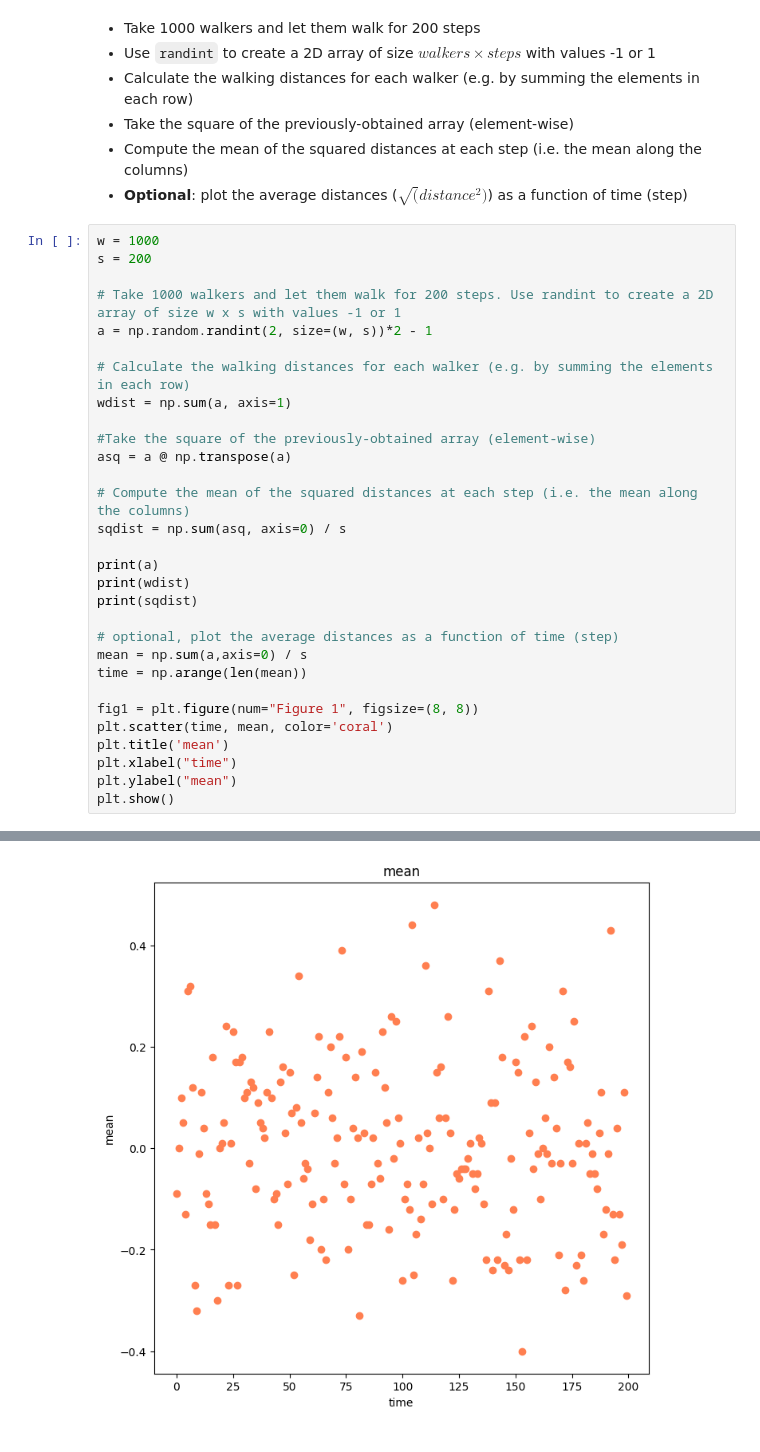
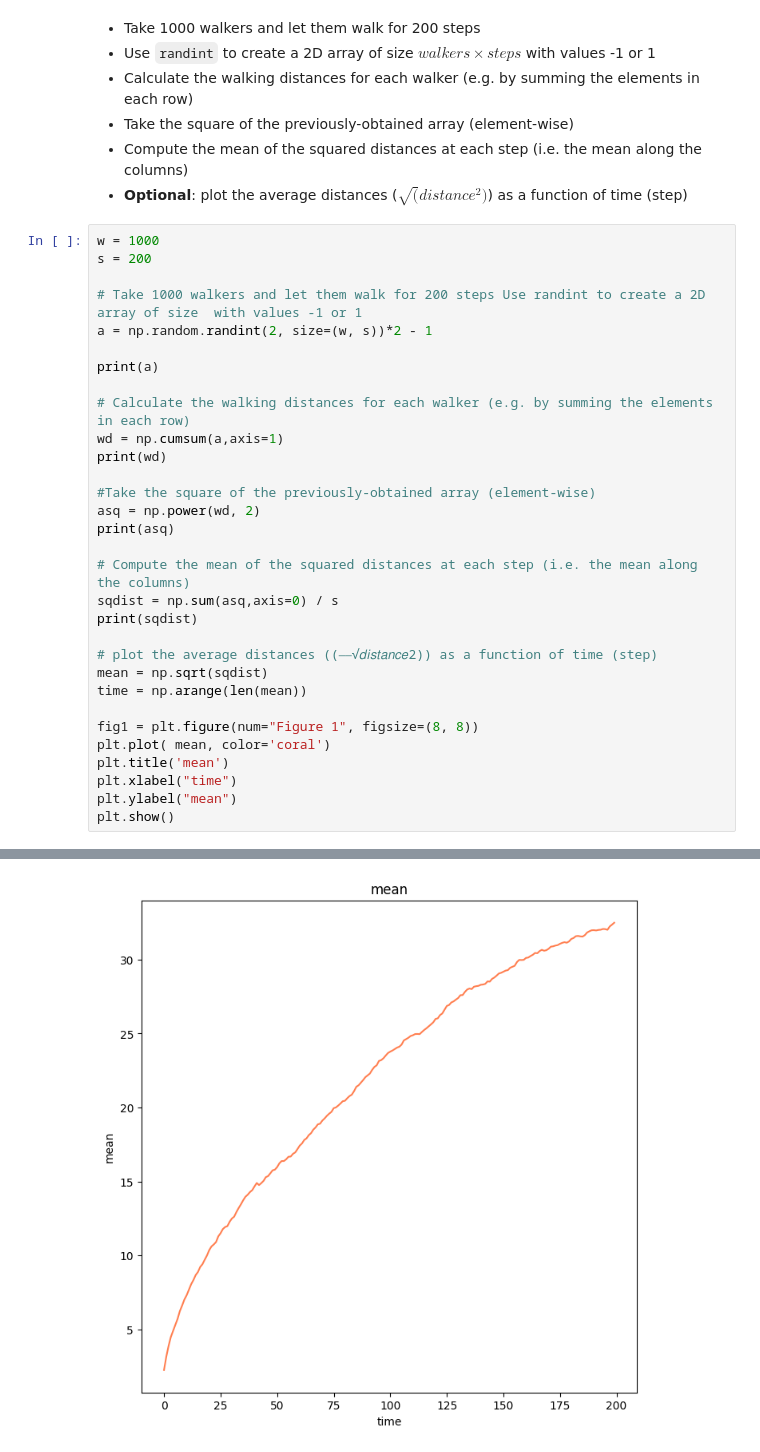
Before and after one commit to zucchett/ScientificComputingWithPython2022, a Jupyter notebook: 04ex_numpy.ipynb, the cells around one changed output, grey strips where cells are left out. Drawn from its saved outputs; the diff is of its cells as text.

```diff
--- a/04ex_numpy.ipynb
+++ b/04ex_numpy.ipynb
@@ -299,28 +312,29 @@ Consider a simple random walk process: at each step in time, a walker jumps righ
 w = 1000
 s = 200
 
-# Take 1000 walkers and let them walk for 200 steps. Use randint to create a 2D array of size w x s with values -1 or 1
+# Take 1000 walkers and let them walk for 200 steps Use randint to create a 2D array of size  with values -1 or 1
 a = np.random.randint(2, size=(w, s))*2 - 1
 
+print(a)
+
 # Calculate the walking distances for each walker (e.g. by summing the elements in each row)
-wdist = np.sum(a, axis=1)
+wd = np.cumsum(a,axis=1)
+print(wd)
 
 #Take the square of the previously-obtained array (element-wise)
-asq = a @ np.transpose(a)
+asq = np.power(wd, 2)
+print(asq)
 
 # Compute the mean of the squared distances at each step (i.e. the mean along the columns)
-sqdist = np.sum(asq, axis=0) / s
-
-print(a)
-print(wdist)
+sqdist = np.sum(asq,axis=0) / s
 print(sqdist)
 
-# optional, plot the average distances as a function of time (step)
-mean = np.sum(a,axis=0) / s
+# plot the average distances ((⎯⎯√𝑑𝑖𝑠𝑡𝑎𝑛𝑐𝑒2)) as a function of time (step)
+mean = np.sqrt(sqdist)
 time = np.arange(len(mean))
 
 fig1 = plt.figure(num="Figure 1", figsize=(8, 8))
-plt.scatter(time, mean, color='coral')
+plt.plot( mean, color='coral')
 plt.title('mean')
 plt.xlabel("time")
 plt.ylabel("mean")
@@ -346 +360 @@ plt.show()
-[figure, old version]
+[figure, new version]
```
Also changed, not shown: parts of 5 cells of this notebook, 3 other files.
